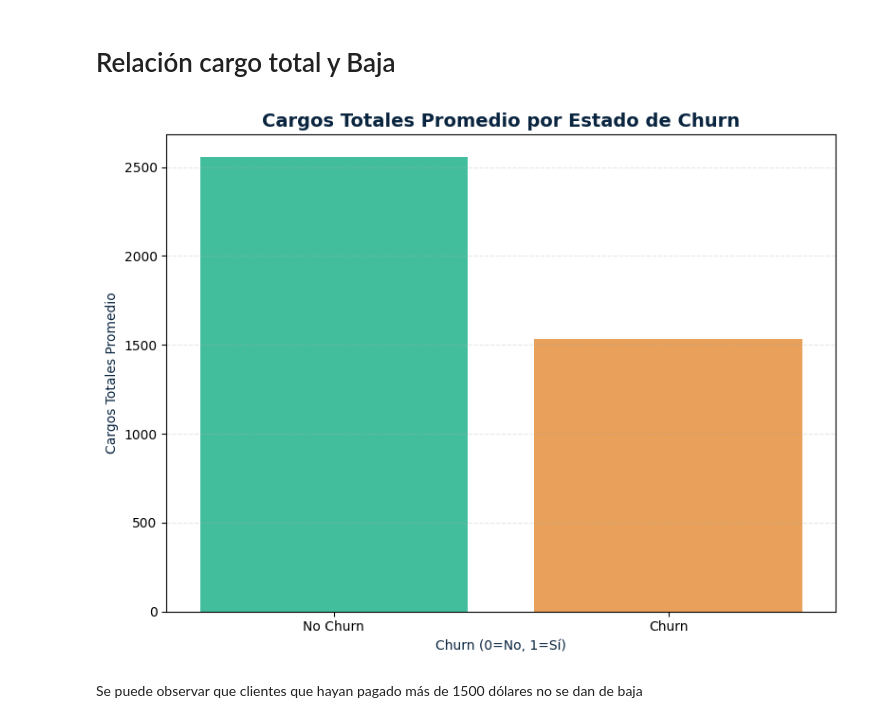
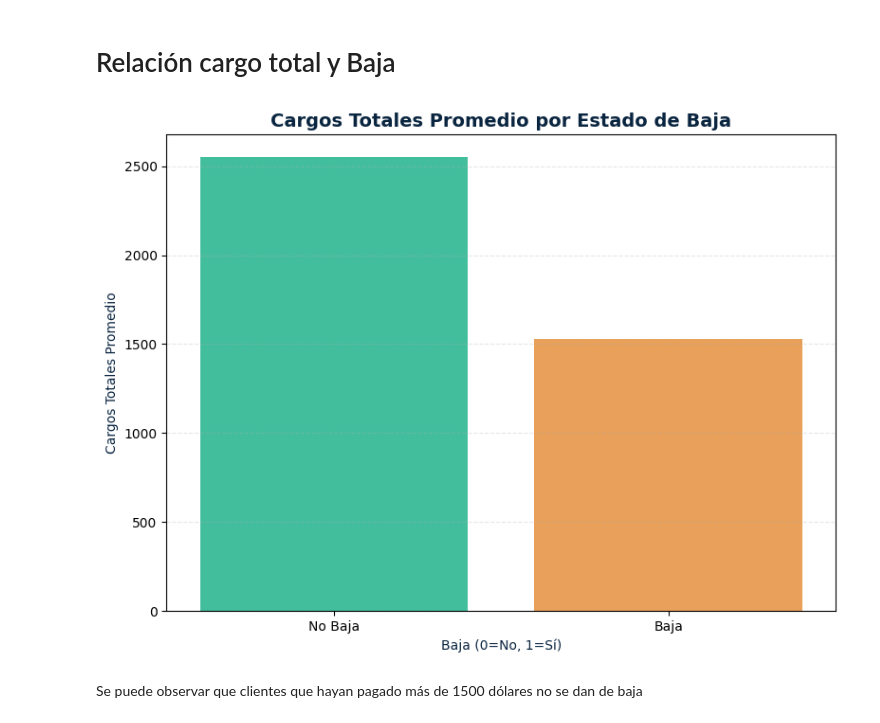
Before and after one commit to paranedagarcia/MLcompleto, a Jupyter notebook: notebooks/EDA.ipynb, the cells around one changed output. Cells and saved outputs as stored; diff of their text form; code cells hidden in the pictures.

```diff
--- a/notebooks/EDA.ipynb
+++ b/notebooks/EDA.ipynb
@@ -60,7 +60,7 @@ print("✅ Paleta Telecom Moderna cargada!")
 # %% [markdown]
 #### 2. Carga de datos
 # %%
-df = pd.read_csv("../csv/telco.csv")
+df = pd.read_csv("../clean_data/telco-customer.csv")
 
 df.info()
 # %% [output]
@@ -111,5 +109,3 @@ Voy a cambiar el tipo de dato que no será necesario tras la limpieza a la colum
-# %%
-df["TotalCharges"] = pd.to_numeric(df["TotalCharges"], errors="coerce")
 # %% [markdown]
 #### 3. Análisis Univariado
 # %% [markdown]
@@ -179,6 +175,6 @@ Convertir Churn a formato numérico y comparación con las variables numéricas
 Transformar la variable categórica 'Churn' en un formato numérico binario (por ejemplo, 'Yes' a 1 y 'No' a 0) para facilitar el análisis cuantitativo y el cálculo de correlaciones con otras variables numéricas.
 # %%
 #Creación de una nueva columna en formato binario
-df['Churn_binary'] = df['Churn'].map({'Yes': 1, 'No': 0})
-df.head()
+df_copy['baja_binary'] = df['baja'].map({'Yes': 1, 'No': 0})
+df_copy.head()
 # %% [output]
@@ -354,30 +351,30 @@ Se puede observar que clientes con antigüedad > a 18 meses no se dan de baja en
 # Relación cargo total y Baja
 # %%
 # Calcular los cargos totales promedio por estado de churn
-average_total_charges_by_churn = df.groupby('Churn_binary')['TotalCharges'].mean().reset_index()
+average_total_charges_by_churn = df_copy.groupby('baja_binary')['totalcharges'].mean().reset_index()
 
 # Gráfica con paleta corporativa
 plt.figure(figsize=(8, 6))
 sns.barplot(
-    x='Churn_binary',
-    y='TotalCharges',
+    x='baja_binary',
+    y='totalcharges',
     data=average_total_charges_by_churn,
-    hue='Churn_binary',
-    palette=[POSITIVO, NEGATIVO],  # Verde lima para No-Churn, Naranja para Churn
+    hue='baja_binary',
+    palette=[POSITIVO, NEGATIVO],  # Verde lima para No-Baja, Naranja para Baja
     legend=False
 )
-plt.title('Cargos Totales Promedio por Estado de Churn',
+plt.title('Cargos Totales Promedio por Estado de Baja',
           color=TITULO,
           fontsize=14,
           fontweight='bold')
 plt.xlabel('Baja (0=No, 1=Sí)', color=TITULO)
 plt.ylabel('Cargos Totales Promedio', color=TITULO)
 plt.xticks(ticks=[0, 1], labels=['No Baja', 'Baja'], rotation=0)
 plt.grid(axis='y', alpha=0.3, linestyle='--')
 plt.tight_layout()
 plt.show()
 # %% [output]
-[figure, old version]
+[figure, new version]
 # %% [markdown]
 Se puede observar que clientes que hayan pagado más de 1500 dólares no se dan de baja
 # %% [markdown]
```
Also changed, not shown: parts of 25 cells of this notebook.
